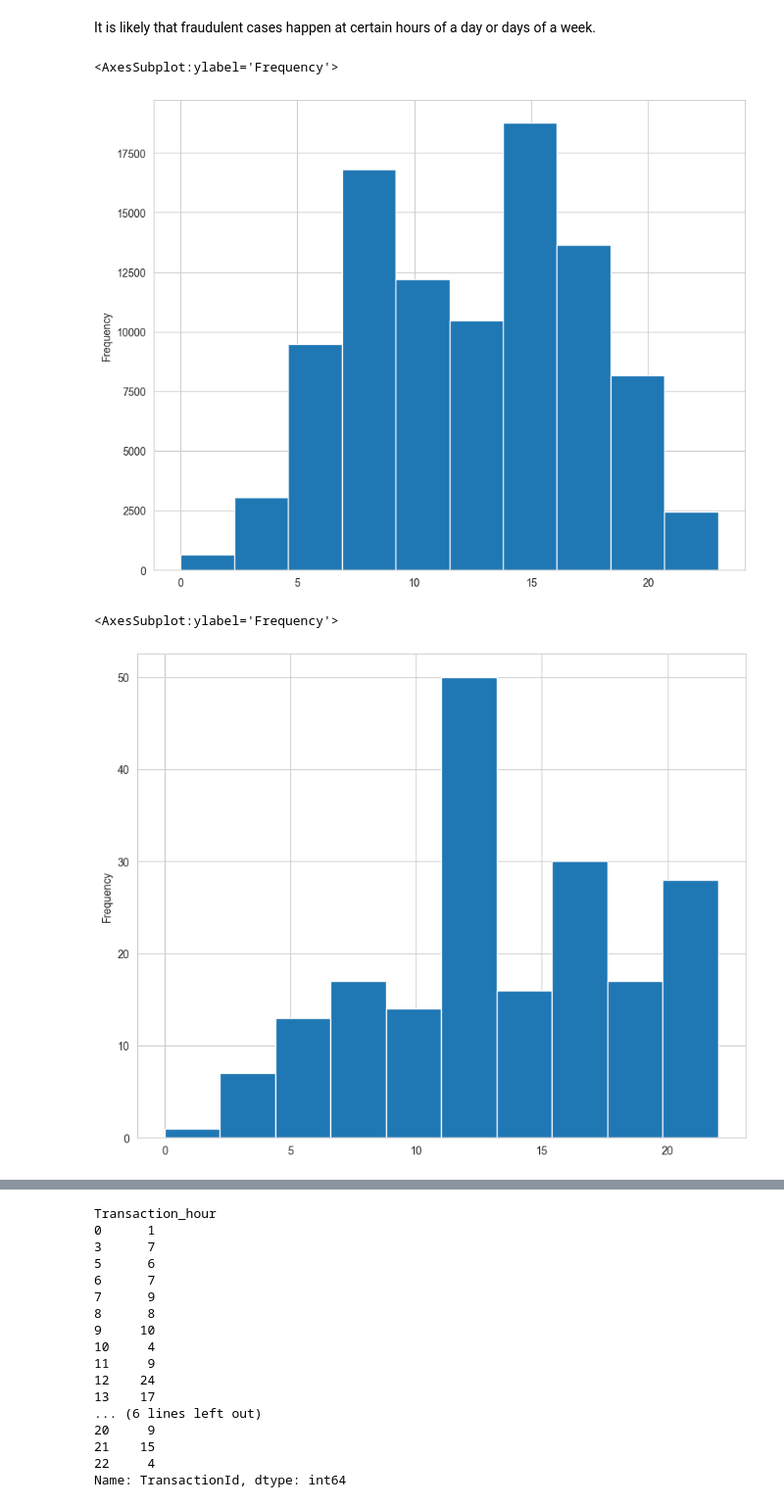
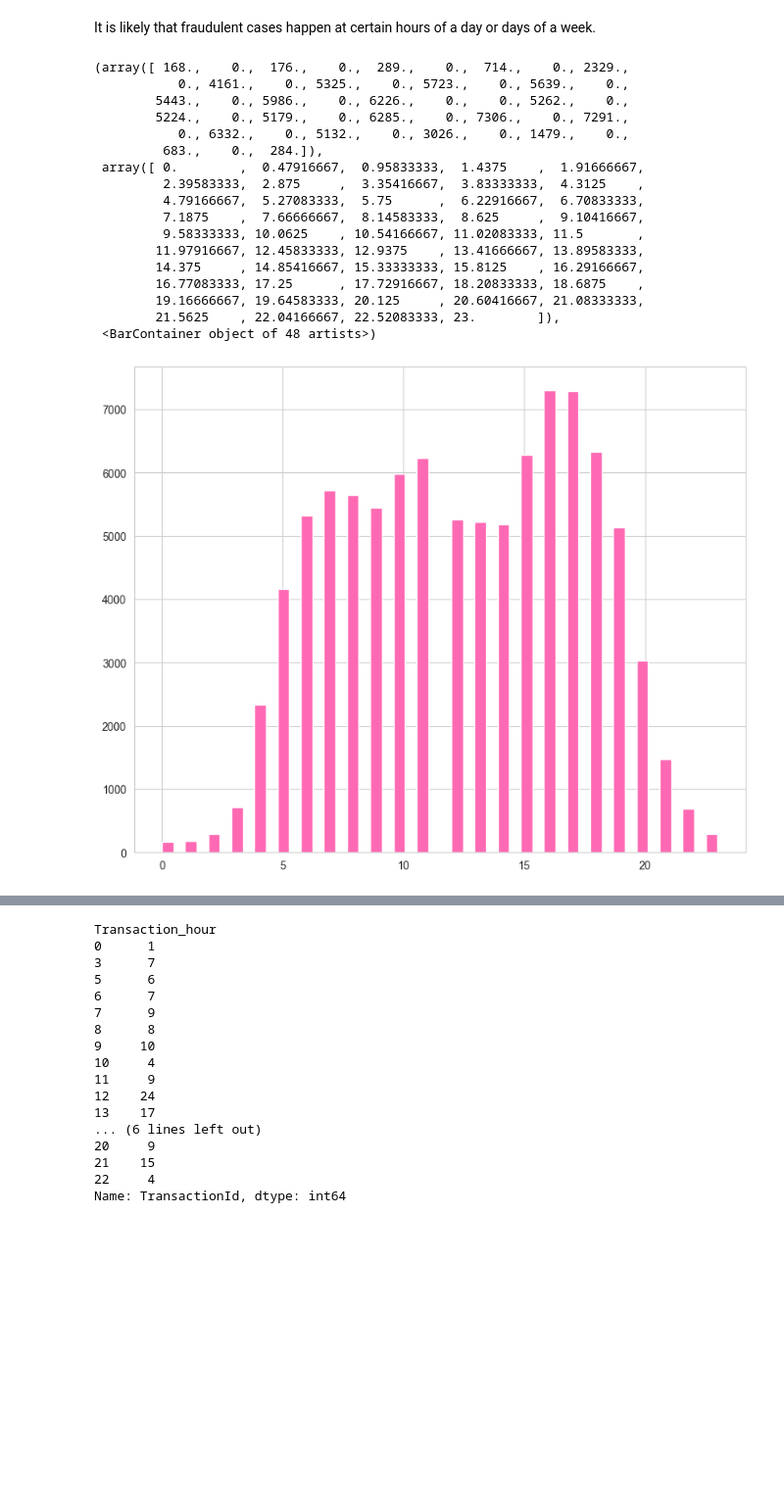
Before and after one commit to Ivyloeou/ML_Xente_Fraud_Detection, a Jupyter notebook: Fraud-detection-challenge.ipynb, the cells around one changed output, grey strips where cells are left out. Shown at 98% size. Cells and saved outputs as stored; diff of their text form; code cells hidden in the pictures; blank space fills up the shorter version.

```diff
--- a/Fraud-detection-challenge.ipynb
+++ b/Fraud-detection-challenge.ipynb
@@ -357,13 +357,24 @@ fraud_raw['Transaction_hour'] = fraud_raw['TransactionStartTime'].dt.strftime("%
 # Day of week
 train_raw['Transaction_weekday'] = train_raw['TransactionStartTime'].dt.strftime("%u").astype(str).astype(int)
 fraud_raw['Transaction_weekday'] = fraud_raw['TransactionStartTime'].dt.strftime("%u").astype(str).astype(int)
-# %%
-train_raw.Transaction_hour.plot(kind='hist')
-# %% [output]
-<AxesSubplot:ylabel='Frequency'>
-[figure, removed]
-# %%
-fraud_raw.Transaction_hour.plot(kind='hist')
-# %% [output]
-<AxesSubplot:ylabel='Frequency'>
-[figure, removed]
+# %%
+plt.hist(train_raw.Transaction_hour, bins=48, align= 'mid', color= 'hotpink')
+# %% [output]
+(array([ 168.,    0.,  176.,    0.,  289.,    0.,  714.,    0., 2329.,
+           0., 4161.,    0., 5325.,    0., 5723.,    0., 5639.,    0.,
+        5443.,    0., 5986.,    0., 6226.,    0.,    0., 5262.,    0.,
+        5224.,    0., 5179.,    0., 6285.,    0., 7306.,    0., 7291.,
+           0., 6332.,    0., 5132.,    0., 3026.,    0., 1479.,    0.,
+         683.,    0.,  284.]),
+ array([ 0.        ,  0.47916667,  0.95833333,  1.4375    ,  1.91666667,
+         2.39583333,  2.875     ,  3.35416667,  3.83333333,  4.3125    ,
+         4.79166667,  5.27083333,  5.75      ,  6.22916667,  6.70833333,
+         7.1875    ,  7.66666667,  8.14583333,  8.625     ,  9.10416667,
+         9.58333333, 10.0625    , 10.54166667, 11.02083333, 11.5       ,
+        11.97916667, 12.45833333, 12.9375    , 13.41666667, 13.89583333,
+        14.375     , 14.85416667, 15.33333333, 15.8125    , 16.29166667,
+        16.77083333, 17.25      , 17.72916667, 18.20833333, 18.6875    ,
+        19.16666667, 19.64583333, 20.125     , 20.60416667, 21.08333333,
+        21.5625    , 22.04166667, 22.52083333, 23.        ]),
+ <BarContainer object of 48 artists>)
+[figure, added]
```
Also changed, not shown: parts of 20 cells of this notebook.
